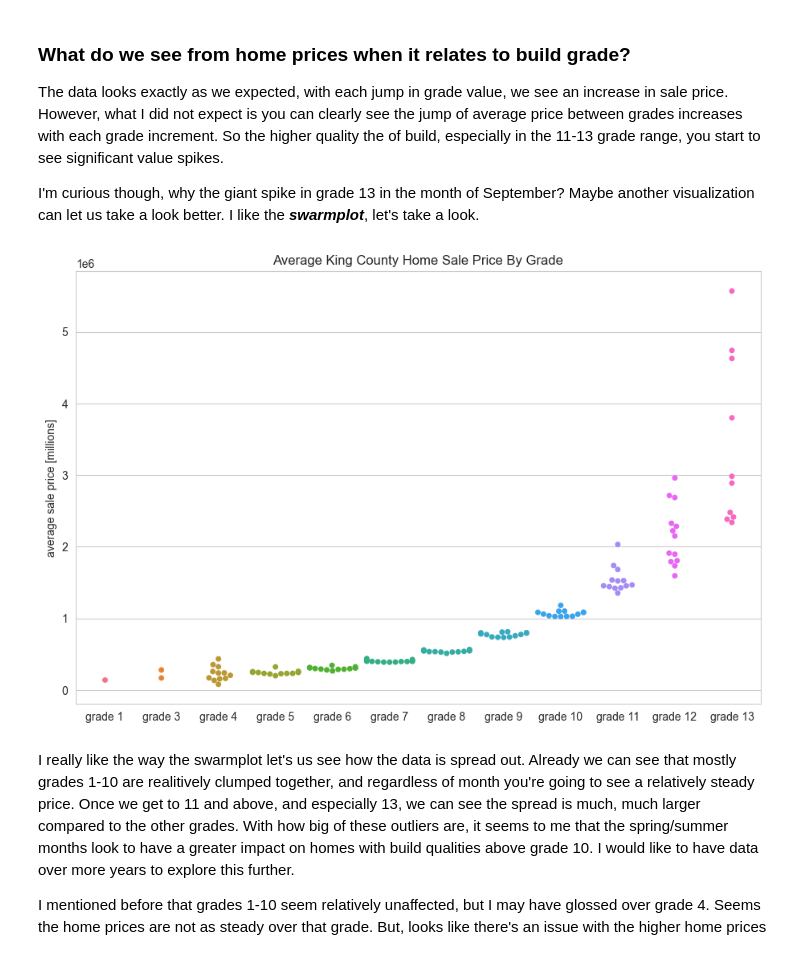
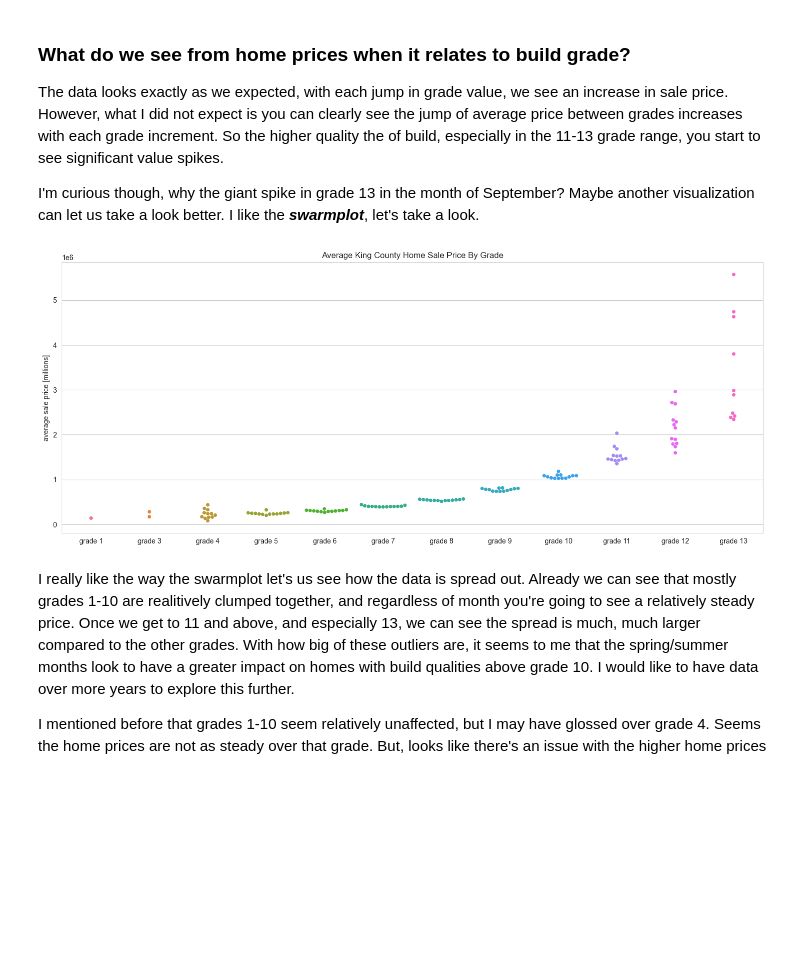
Before and after one commit to zymoncone/HomeDataWorkflow, a Jupyter notebook: house_data_analysis.ipynb, the cells around one changed output. Cells and saved outputs as stored; diff of their text form; code cells hidden in the pictures; blank space fills up the shorter version.

```diff
--- a/house_data_analysis.ipynb
+++ b/house_data_analysis.ipynb
@@ -224,12 +226,12 @@ The data looks exactly as we expected, with each jump in grade value, we see an
 I'm curious though, why the giant spike in grade 13 in the month of September? Maybe another visualization can let us take a look better. I like the ***swarmplot***, let's take a look.
 # %%
 plt.close('all')
-fig, ax = plt.subplots(figsize=(11,7))
-sns.swarmplot(ax=ax, data=mean_price_by_grade_comb).set_title('Average King County Home Sale Price By Grade')
+fig, ax = plt.subplots(figsize=(18,7))
+sns.swarmplot(ax=ax, data=mean_price_by_grade_comb, s=5).set_title('Average King County Home Sale Price By Grade')
 ax.set_ylabel('average sale price [millions]')
 plt.show()
 # %% [output]
-[figure, old version]
+[figure, new version]
 # %% [markdown]
 I really like the way the swarmplot let's us see how the data is spread out. Already we can see that mostly grades 1-10 are realitively clumped together, and regardless of month you're going to see a relatively steady price. Once we get to 11 and above, and especially 13, we can see the spread is much, much larger compared to the other grades. With how big of these outliers are, it seems to me that the spring/summer months look to have a greater impact on homes with build qualities above grade 10. I would like to have data over more years to explore this further.<br>
 
```
Also changed, not shown: parts of 5 cells of this notebook.
